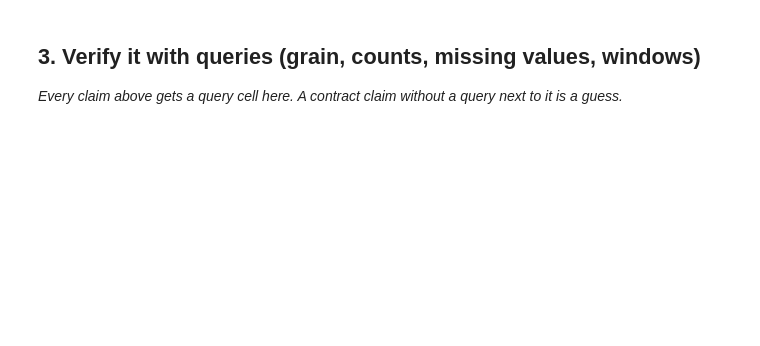
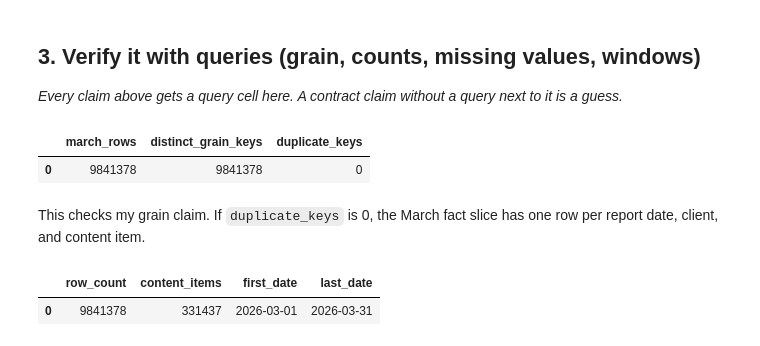
Before and after one commit to Subhash-2910/flyrank-ML-T1, a Jupyter notebook: work/notebooks/w03_data_contract.ipynb, the cells around one changed output. Drawn from its saved outputs; the diff is of its cells as text; code cells hidden in the pictures; blank space fills up the shorter version.

Commit message:
Add refresh opportunity data contract and leakage check-w03

```diff
--- a/work/notebooks/w03_data_contract.ipynb
+++ b/work/notebooks/w03_data_contract.ipynb
@@ -12,0 +34,24 @@ This skeleton is yours to fill. Work the sections **in order** — each one has
+# %%
+import duckdb
+from google.colab import userdata
+
+con = duckdb.connect()
+
+hf_token = userdata.get("HF_TOKEN")
+
+con.execute(f"""
+CREATE SECRET (TYPE huggingface, TOKEN '{hf_token}')
+""")
+
+rel = "hf://datasets/FlyRank/internship-warehouse"
+
+con.execute(f"""
+CREATE OR REPLACE VIEW fact_content_daily_performance AS
+SELECT *
+FROM read_parquet(
+    '{rel}/fact_content_daily_performance/**/*.parquet',
+    hive_partitioning = true
+)
+""")
+
+print("Warehouse connection ready.")
@@ -24,3 +95,32 @@ This skeleton is yours to fill. Work the sections **in order** — each one has
 ## 3. Verify it with queries (grain, counts, missing values, windows)
 
 *Every claim above gets a query cell here. A contract claim without a query next to it is a guess.*
+# %%
+# This cell is for CODE (numbers, a query, a check).
+# Write your text answer in the cell ABOVE this one — typing sentences here breaks Run All.
+con.sql("""
+SELECT
+  COUNT(*) AS march_rows,
+  COUNT(DISTINCT (report_date, client_hash_id, content_hash_id)) AS distinct_grain_keys,
+  COUNT(*) - COUNT(DISTINCT (report_date, client_hash_id, content_hash_id)) AS duplicate_keys
+FROM fact_content_daily_performance
+WHERE month = '2026-03'
+""").df()
+# %% [output]
+|  | march_rows | distinct_grain_keys | duplicate_keys |
+| 0 | 9841378 | 9841378 | 0 |
+# %% [markdown]
+This checks my grain claim. If `duplicate_keys` is 0, the March fact slice has one row per report date, client, and content item.
+# %%
+con.sql("""
+SELECT
+  COUNT(*) AS row_count,
+  COUNT(DISTINCT content_hash_id) AS content_items,
+  MIN(report_date) AS first_date,
+  MAX(report_date) AS last_date
+FROM fact_content_daily_performance
+WHERE month = '2026-03'
+""").df()
+# %% [output]
+|  | row_count | content_items | first_date | last_date |
+| 0 | 9841378 | 331437 | 2026-03-01 | 2026-03-31 |
```
Also changed, not shown: parts of 15 cells of this notebook.
